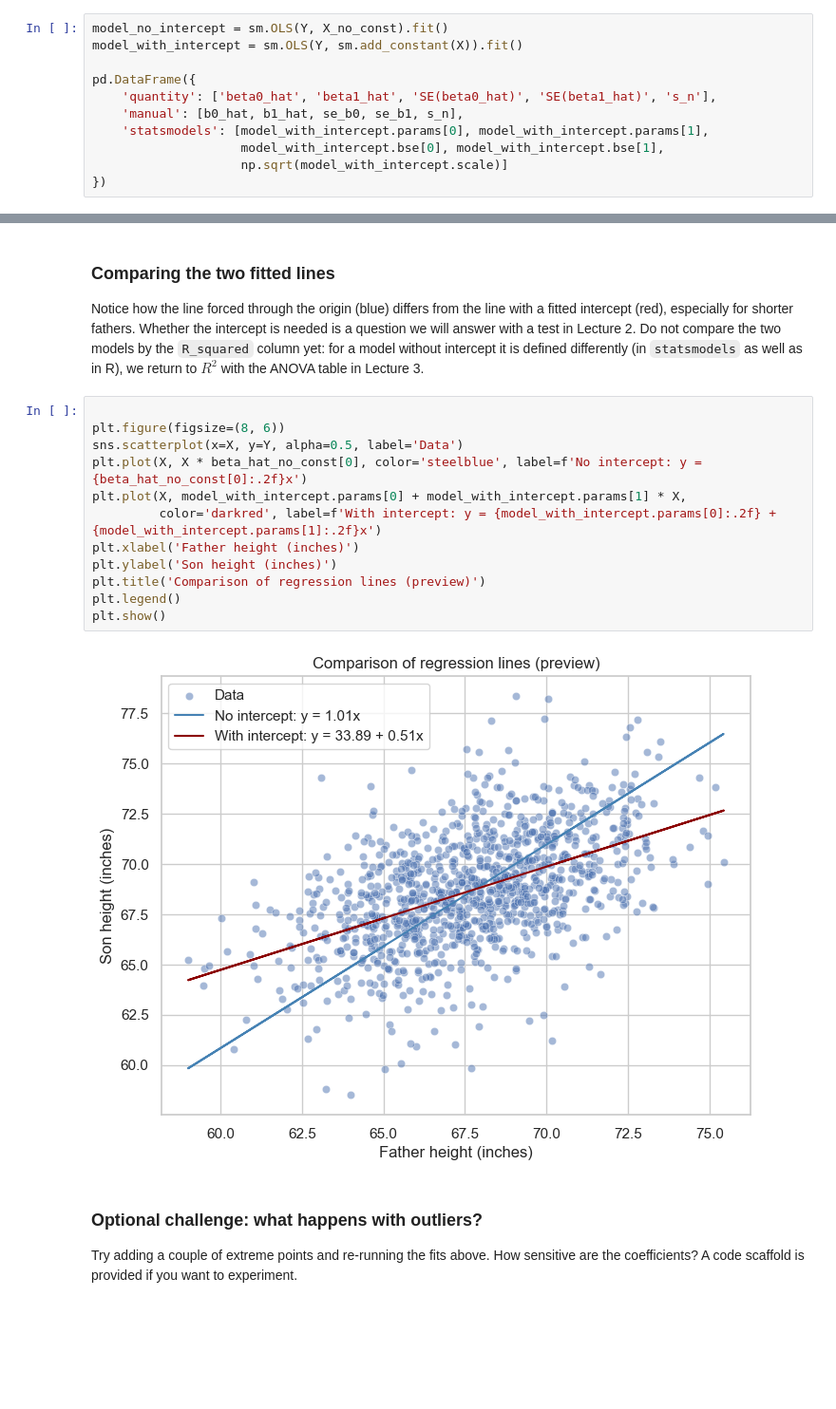
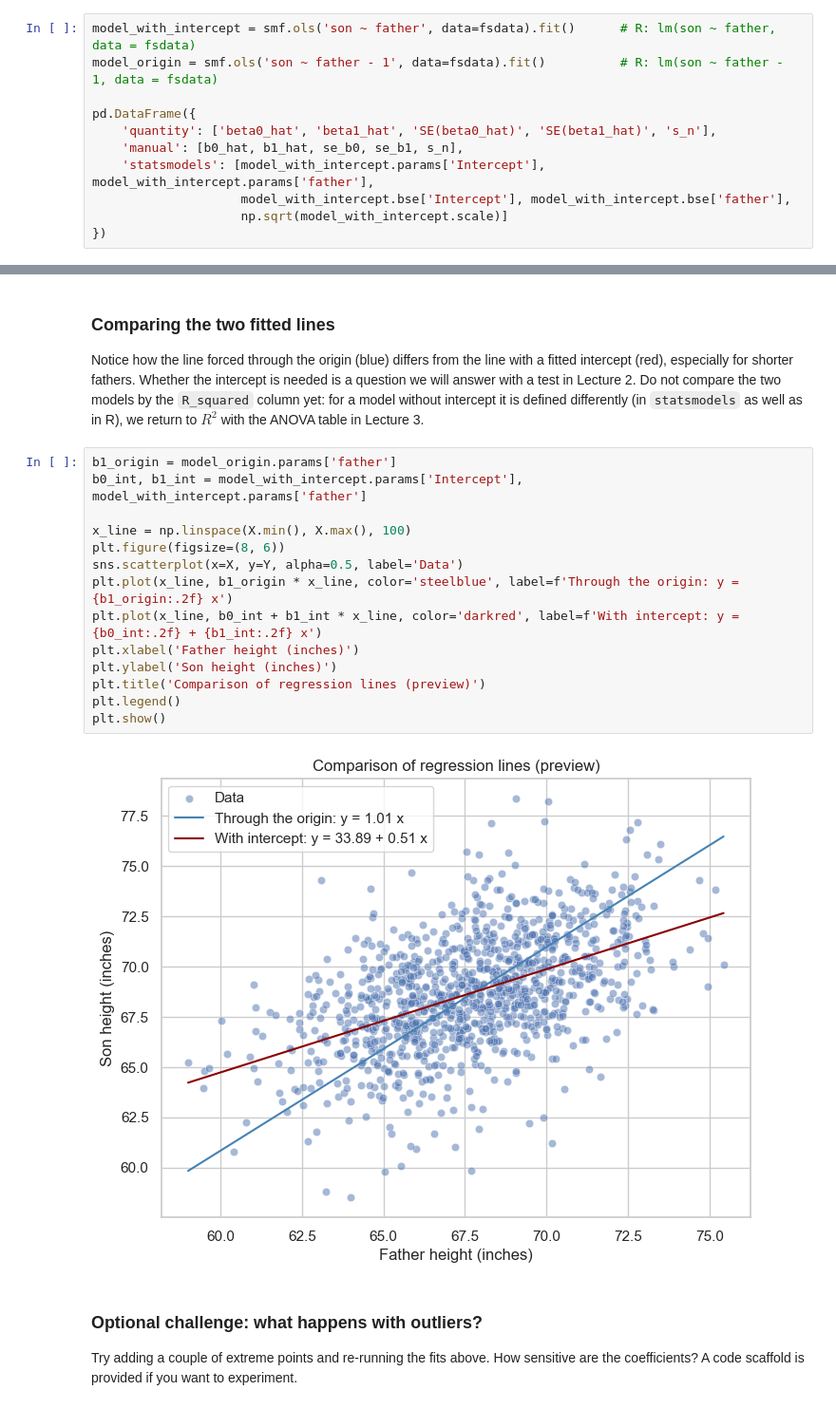
Before and after one commit to francji1/01RAD, a Jupyter notebook: code/01RAD_Ex01.ipynb, the cells around one changed output, grey strips where cells are left out. Shown at 95% size. Drawn from its saved outputs; the diff is of its cells as text; blank space fills up the shorter version.

```diff
--- a/code/01RAD_Ex01.ipynb
+++ b/code/01RAD_Ex01.ipynb
@@ -463,12 +458,12 @@ s_n^2 through the origin     : 7.8166   vs   s_n^2 with intercept: 5.9368
 # %%
-model_no_intercept = sm.OLS(Y, X_no_const).fit()
-model_with_intercept = sm.OLS(Y, sm.add_constant(X)).fit()
+model_with_intercept = smf.ols('son ~ father', data=fsdata).fit()      # R: lm(son ~ father, data = fsdata)
+model_origin = smf.ols('son ~ father - 1', data=fsdata).fit()          # R: lm(son ~ father - 1, data = fsdata)
 
 pd.DataFrame({
     'quantity': ['beta0_hat', 'beta1_hat', 'SE(beta0_hat)', 'SE(beta1_hat)', 's_n'],
     'manual': [b0_hat, b1_hat, se_b0, se_b1, s_n],
-    'statsmodels': [model_with_intercept.params[0], model_with_intercept.params[1],
-                    model_with_intercept.bse[0], model_with_intercept.bse[1],
+    'statsmodels': [model_with_intercept.params['Intercept'], model_with_intercept.params['father'],
+                    model_with_intercept.bse['Intercept'], model_with_intercept.bse['father'],
                     np.sqrt(model_with_intercept.scale)]
 })
 # %% [output]
@@ -514,19 +509,21 @@ results_preview
 ### Comparing the two fitted lines
 Notice how the line forced through the origin (blue) differs from the line with a fitted intercept (red), especially for shorter fathers. Whether the intercept is needed is a question we will answer with a test in Lecture 2. Do not compare the two models by the `R_squared` column yet: for a model without intercept it is defined differently (in `statsmodels` as well as in R), we return to $R^2$ with the ANOVA table in Lecture 3.
 # %%
+b1_origin = model_origin.params['father']
+b0_int, b1_int = model_with_intercept.params['Intercept'], model_with_intercept.params['father']
 
+x_line = np.linspace(X.min(), X.max(), 100)
 plt.figure(figsize=(8, 6))
 sns.scatterplot(x=X, y=Y, alpha=0.5, label='Data')
-plt.plot(X, X * beta_hat_no_const[0], color='steelblue', label=f'No intercept: y = {beta_hat_no_const[0]:.2f}x')
-plt.plot(X, model_with_intercept.params[0] + model_with_intercept.params[1] * X,
-         color='darkred', label=f'With intercept: y = {model_with_intercept.params[0]:.2f} + {model_with_intercept.params[1]:.2f}x')
+plt.plot(x_line, b1_origin * x_line, color='steelblue', label=f'Through the origin: y = {b1_origin:.2f} x')
+plt.plot(x_line, b0_int + b1_int * x_line, color='darkred', label=f'With intercept: y = {b0_int:.2f} + {b1_int:.2f} x')
 plt.xlabel('Father height (inches)')
 plt.ylabel('Son height (inches)')
 plt.title('Comparison of regression lines (preview)')
 plt.legend()
 plt.show()
 # %% [output]
-[figure, old version]
+[figure, new version]
 # %% [markdown]
 ### Optional challenge: what happens with outliers?
 Try adding a couple of extreme points and re-running the fits above. How sensitive are the coefficients? A code scaffold is provided if you want to experiment.
```
Also changed, not shown: parts of 20 cells of this notebook, 4 other files.
